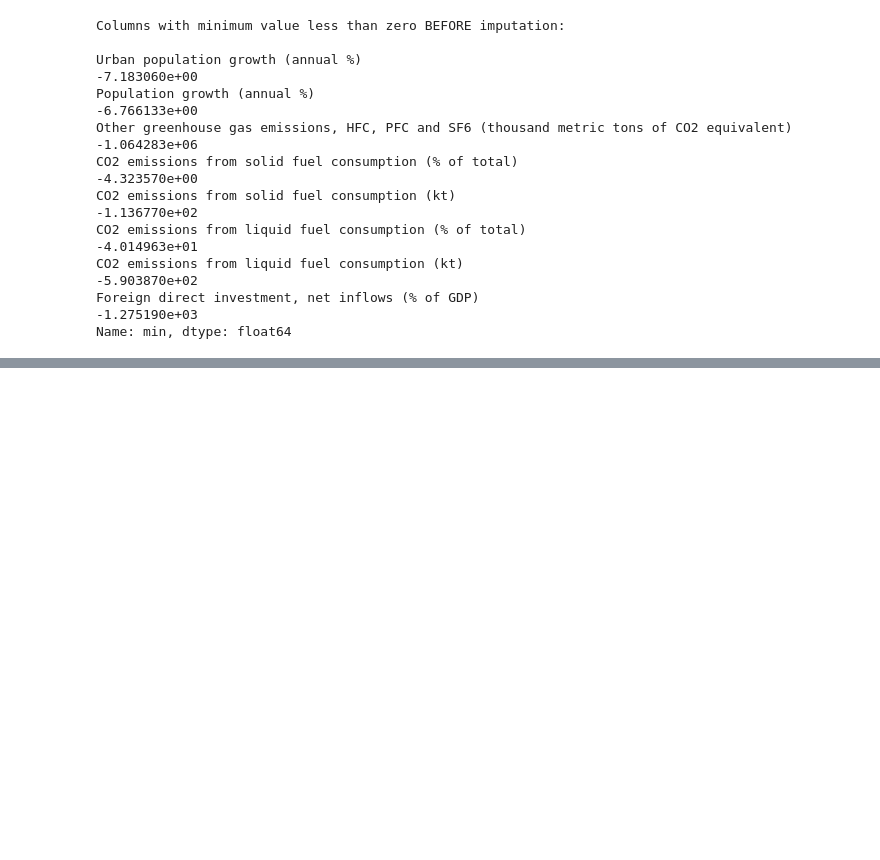
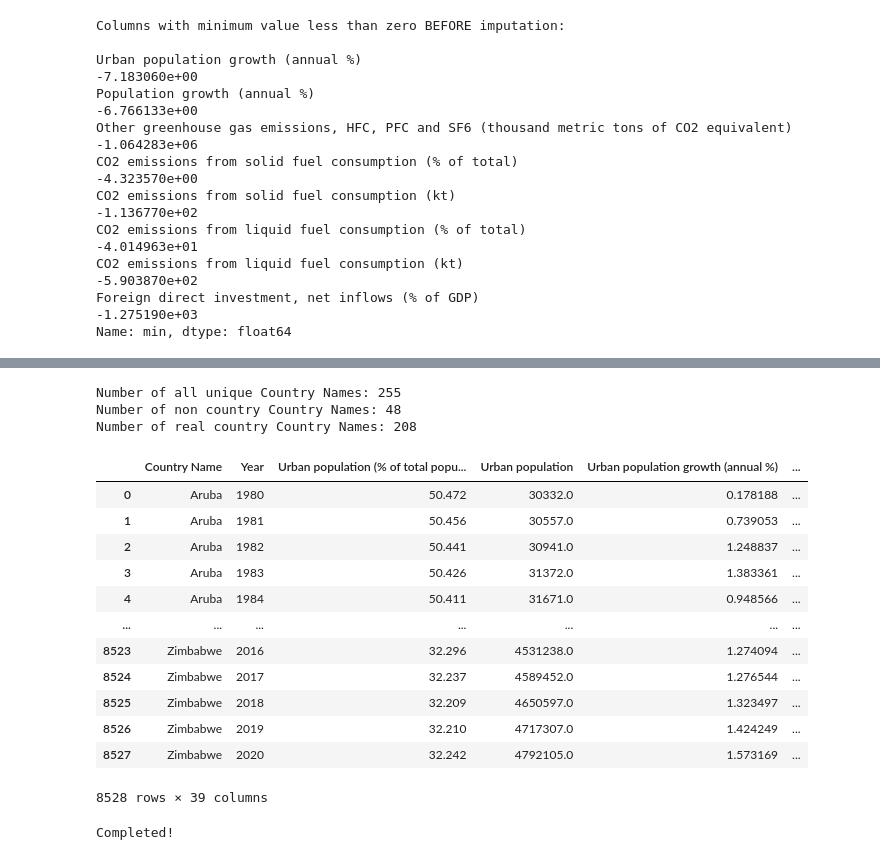
Before and after one commit to BingQuanChua/Untold-Climate-Change-Story, a Jupyter notebook: dataset_worldbank.ipynb, the cells around one changed output, grey strips where cells are left out. Cells and saved outputs as stored; diff of their text form; code cells hidden in the pictures; blank space fills up the shorter version.

```diff
--- a/dataset_worldbank.ipynb
+++ b/dataset_worldbank.ipynb
@@ -803,0 +983,31 @@ Completed!
+# %%
+print(f"Number of all unique Country Names: {len(all_countries)}")
+print(f"Number of non country Country Names: {len(redundant_countries)}")
+print(f"Number of real country Country Names: {len(country_list)}")
+# %% [output]
+Number of all unique Country Names: 255
+Number of non country Country Names: 48
+Number of real country Country Names: 208
+# %%
+df_filtered = df_imputed_2.loc[df_imputed_2['Country Name'].isin(country_list)]
+df_filtered = df_filtered.reset_index(drop=True)
+df_filtered
+# %% [output]
+|  | Country Name | Year | Urban population (% of total popu... | Urban population | Urban population growth (annual %) | ... |
+| 0 | Aruba | 1980 | 50.472 | 30332.0 | 0.178188 | ... |
+| 1 | Aruba | 1981 | 50.456 | 30557.0 | 0.739053 | ... |
+| 2 | Aruba | 1982 | 50.441 | 30941.0 | 1.248837 | ... |
+| 3 | Aruba | 1983 | 50.426 | 31372.0 | 1.383361 | ... |
+| 4 | Aruba | 1984 | 50.411 | 31671.0 | 0.948566 | ... |
+| ... | ... | ... | ... | ... | ... | ... |
+| 8523 | Zimbabwe | 2016 | 32.296 | 4531238.0 | 1.274094 | ... |
+| 8524 | Zimbabwe | 2017 | 32.237 | 4589452.0 | 1.276544 | ... |
+| 8525 | Zimbabwe | 2018 | 32.209 | 4650597.0 | 1.323497 | ... |
+| 8526 | Zimbabwe | 2019 | 32.210 | 4717307.0 | 1.424249 | ... |
+| 8527 | Zimbabwe | 2020 | 32.242 | 4792105.0 | 1.573169 | ... |
+8528 rows × 39 columns
+# %%
+df_filtered.to_csv('output/worldbank_imputed_filtered.csv', index=False)
+print('Completed!')
+# %% [output]
+Completed!
```
Also changed, not shown: parts of 45 cells of this notebook, 11 other files.
